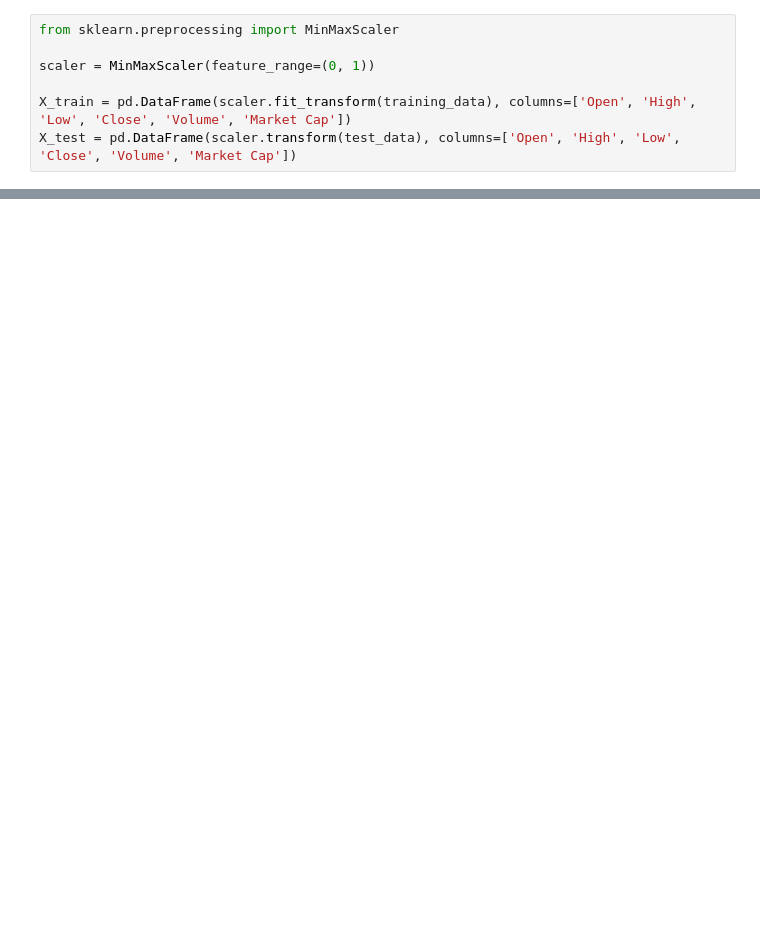
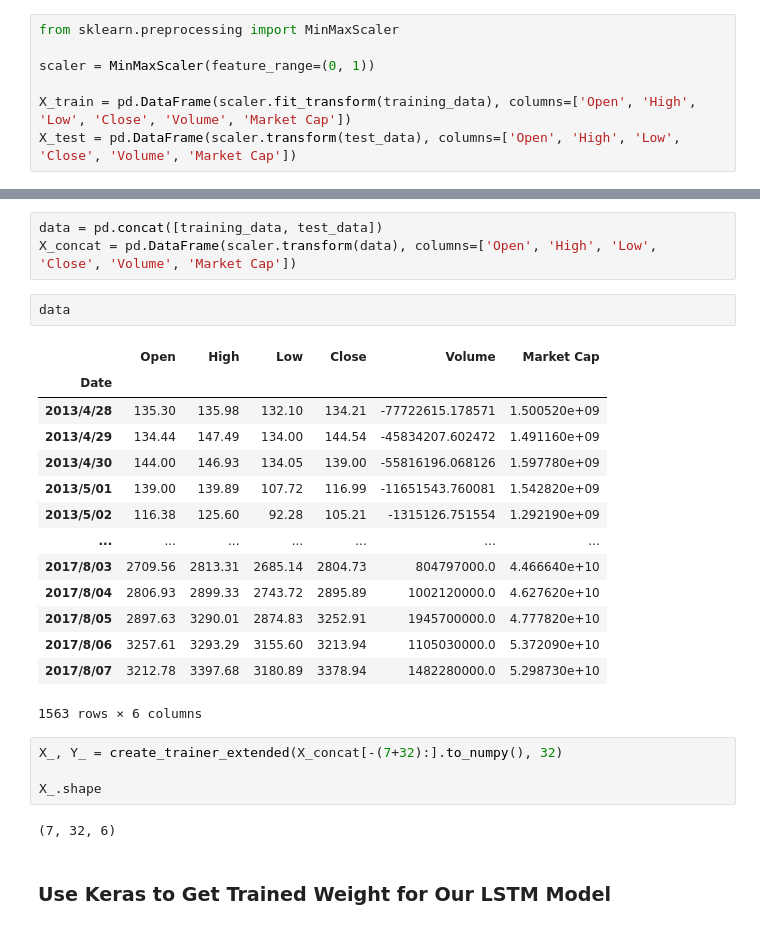
Before and after one commit to dimas145/LSTM, a Jupyter notebook: main.ipynb, the cells around one changed output, grey strips where cells are left out. Drawn from its saved outputs; the diff is of its cells as text; blank space fills up the shorter version.

Commit message:
finish testing, try compare keras and our LSTM

```diff
--- a/main.ipynb
+++ b/main.ipynb
@@ -255,0 +305,28 @@ X_test = pd.DataFrame(scaler.transform(test_data), columns=['Open', 'High', 'Low
+# %%
+data = pd.concat([training_data, test_data])
+X_concat = pd.DataFrame(scaler.transform(data), columns=['Open', 'High', 'Low', 'Close', 'Volume', 'Market Cap'])
+# %%
+data
+# %% [output]
+|  | Open | High | Low | Close | Volume | Market Cap |
+| Date |  |  |  |  |  |  |
+| 2013/4/28 | 135.30 | 135.98 | 132.10 | 134.21 | -77722615.178571 | 1.500520e+09 |
+| 2013/4/29 | 134.44 | 147.49 | 134.00 | 144.54 | -45834207.602472 | 1.491160e+09 |
+| 2013/4/30 | 144.00 | 146.93 | 134.05 | 139.00 | -55816196.068126 | 1.597780e+09 |
+| 2013/5/01 | 139.00 | 139.89 | 107.72 | 116.99 | -11651543.760081 | 1.542820e+09 |
+| 2013/5/02 | 116.38 | 125.60 | 92.28 | 105.21 | -1315126.751554 | 1.292190e+09 |
+| ... | ... | ... | ... | ... | ... | ... |
+| 2017/8/03 | 2709.56 | 2813.31 | 2685.14 | 2804.73 | 804797000.0 | 4.466640e+10 |
+| 2017/8/04 | 2806.93 | 2899.33 | 2743.72 | 2895.89 | 1002120000.0 | 4.627620e+10 |
+| 2017/8/05 | 2897.63 | 3290.01 | 2874.83 | 3252.91 | 1945700000.0 | 4.777820e+10 |
+| 2017/8/06 | 3257.61 | 3293.29 | 3155.60 | 3213.94 | 1105030000.0 | 5.372090e+10 |
+| 2017/8/07 | 3212.78 | 3397.68 | 3180.89 | 3378.94 | 1482280000.0 | 5.298730e+10 |
+1563 rows × 6 columns
+# %%
+X_, Y_ = create_trainer_extended(X_concat[-(7+32):].to_numpy(), 32)
+
+X_.shape
+# %% [output]
+(7, 32, 6)
+# %% [markdown]
+### Use Keras to Get Trained Weight for Our LSTM Model
```
Also changed, not shown: parts of 20 cells of this notebook, 4 other files.
